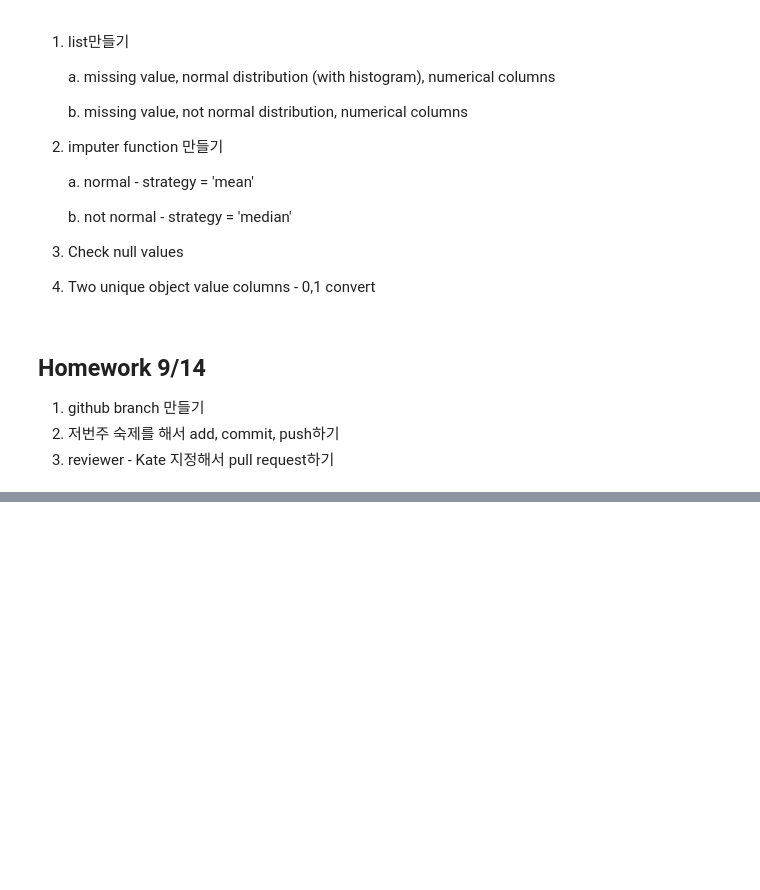
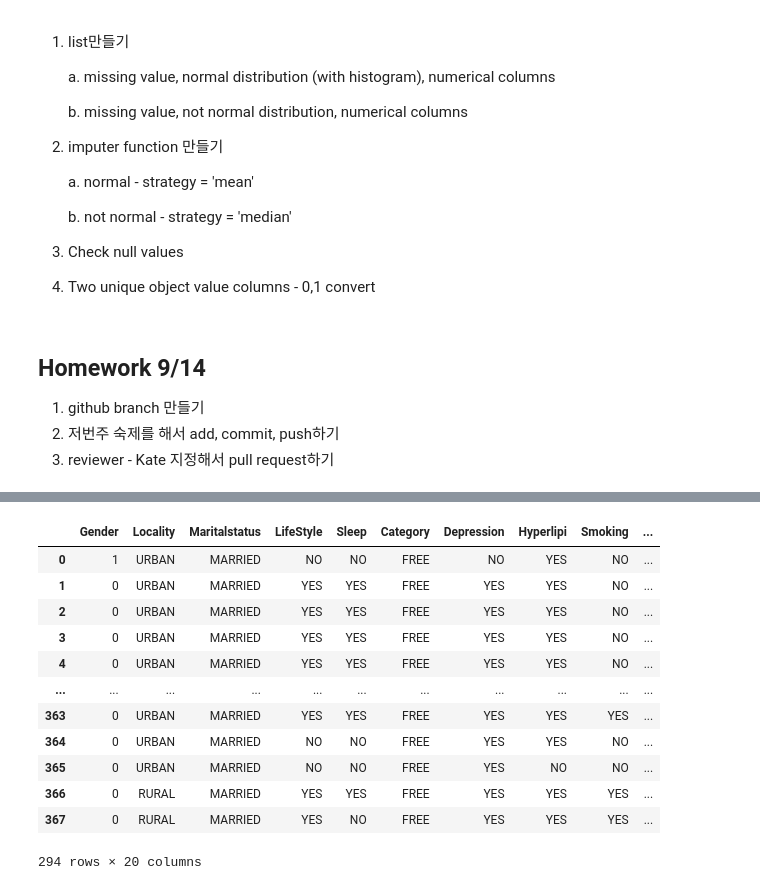
Before and after one commit to dwjkate/DS_Study2022, a Jupyter notebook: Heart Failure Classification.ipynb, the cells around one changed output, grey strips where cells are left out. Cells and saved outputs as stored; diff of their text form; code cells hidden in the pictures; blank space fills up the shorter version.

```diff
--- a/Heart Failure Classification.ipynb
+++ b/Heart Failure Classification.ipynb
@@ -385,0 +479,20 @@ df.head()
+# %%
+nunique_df = pd.DataFrame(df.nunique()).reset_index().rename(columns={0:'nunique', 'index':'Column'})
+# %%
+nunique_list = nunique_df[nunique_df['nunique']==2]['Column'].to_list()
+# %%
+df[nunique_list]
+# %% [output]
+|  | Gender | Locality | Maritalstatus | LifeStyle | Sleep | Category | Depression | Hyperlipi | Smoking | ... |
+| 0 | 1 | URBAN | MARRIED | NO | NO | FREE | NO | YES | NO | ... |
+| 1 | 0 | URBAN | MARRIED | YES | YES | FREE | YES | YES | NO | ... |
+| 2 | 0 | URBAN | MARRIED | YES | YES | FREE | YES | YES | NO | ... |
+| 3 | 0 | URBAN | MARRIED | YES | YES | FREE | YES | YES | NO | ... |
+| 4 | 0 | URBAN | MARRIED | YES | YES | FREE | YES | YES | NO | ... |
+| ... | ... | ... | ... | ... | ... | ... | ... | ... | ... | ... |
+| 363 | 0 | URBAN | MARRIED | YES | YES | FREE | YES | YES | YES | ... |
+| 364 | 0 | URBAN | MARRIED | NO | NO | FREE | YES | YES | NO | ... |
+| 365 | 0 | URBAN | MARRIED | NO | NO | FREE | YES | NO | NO | ... |
+| 366 | 0 | RURAL | MARRIED | YES | YES | FREE | YES | YES | YES | ... |
+| 367 | 0 | RURAL | MARRIED | YES | NO | FREE | YES | YES | YES | ... |
+294 rows × 20 columns
```
Also changed, not shown: parts of 11 cells of this notebook.
